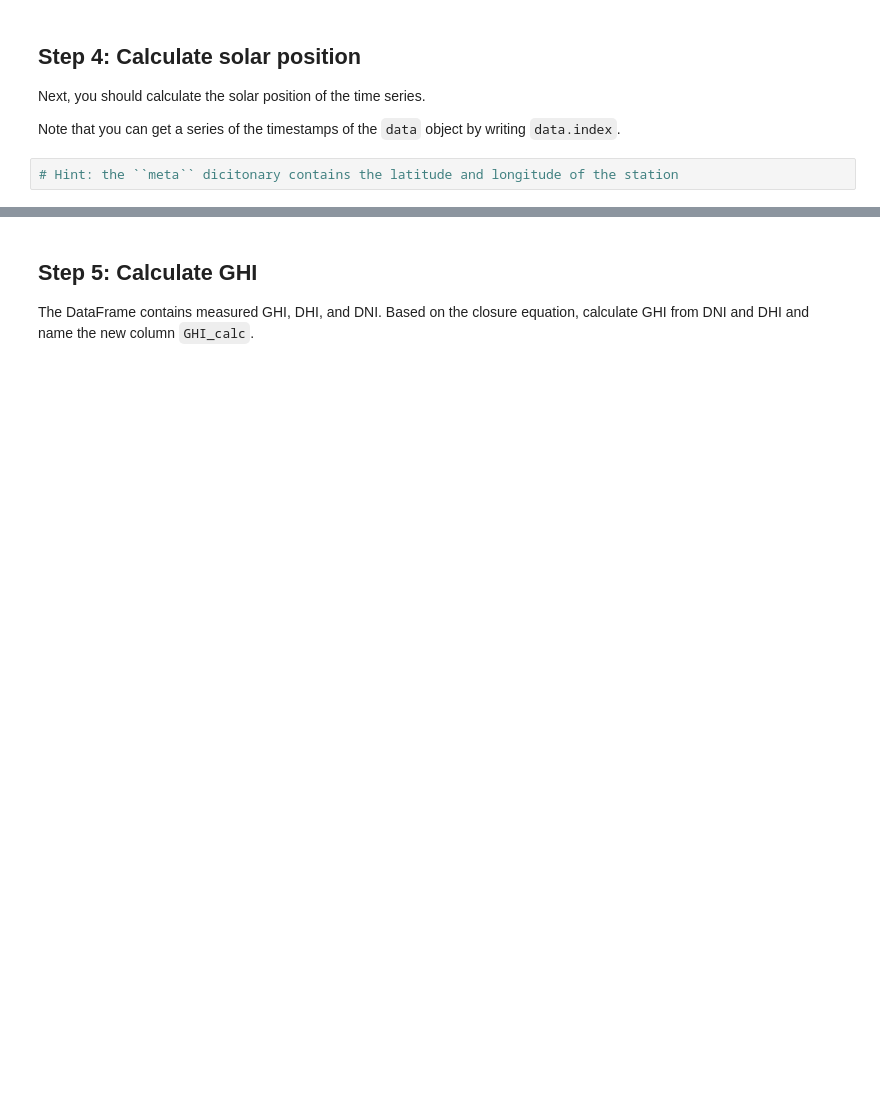
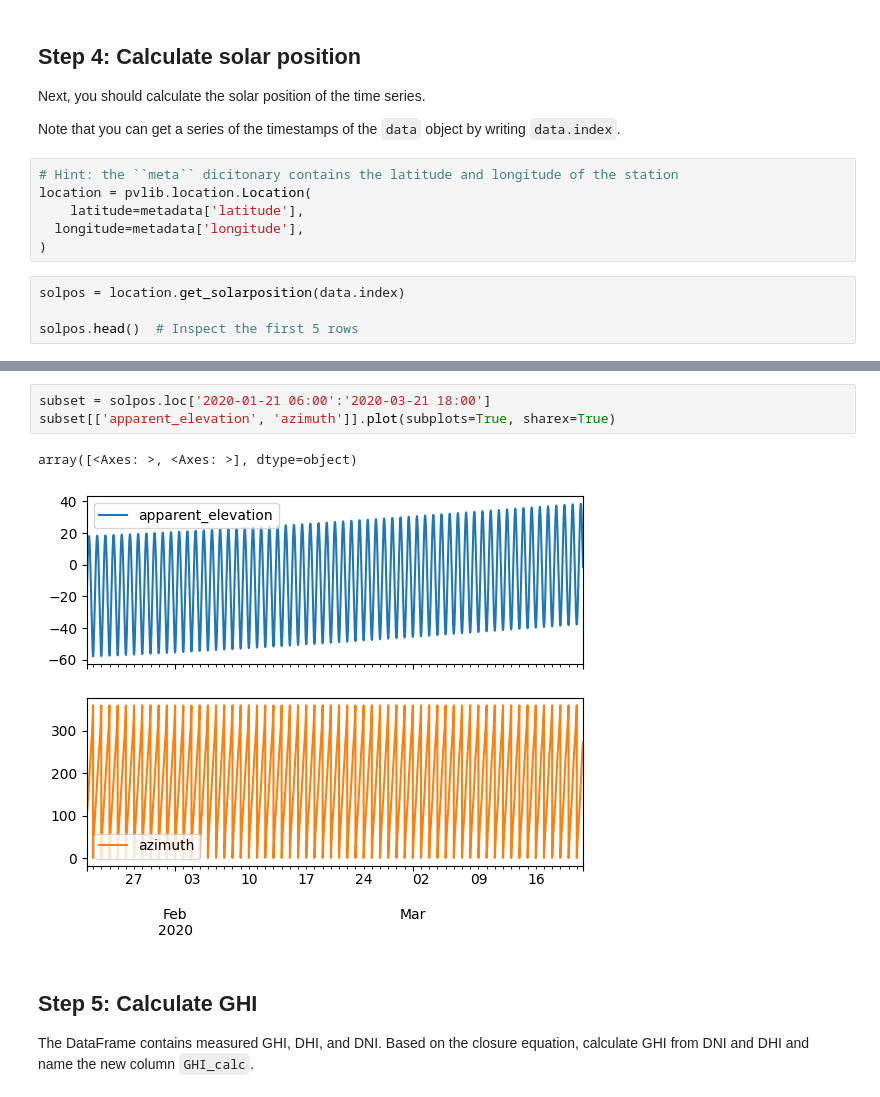
Before and after one commit to Crisfengu/46120-PiWE, a Jupyter notebook: measurement_data_bsrn.ipynb, the cells around one changed output, grey strips where cells are left out. Drawn from its saved outputs; the diff is of its cells as text; blank space fills up the shorter version.

```diff
--- a/measurement_data_bsrn.ipynb
+++ b/measurement_data_bsrn.ipynb
@@ -59,3 +103,11 @@ Next, you should calculate the solar position of the time series.
 Note that you can get a series of the timestamps of the ``data`` object by writing ``data.index``.
 # %%
 # Hint: the ``meta`` dicitonary contains the latitude and longitude of the station
+location = pvlib.location.Location(
+    latitude=metadata['latitude'],
+  longitude=metadata['longitude'],
+)
+# %%
+solpos = location.get_solarposition(data.index)
+
+solpos.head()  # Inspect the first 5 rows
@@ -62,3 +121,9 @@ Note that you can get a series of the timestamps of the ``data`` object by writi
+# %%
+subset = solpos.loc['2020-01-21 06:00':'2020-03-21 18:00']
+subset[['apparent_elevation', 'azimuth']].plot(subplots=True, sharex=True)
+# %% [output]
+array([<Axes: >, <Axes: >], dtype=object)
+[figure, added]
 # %% [markdown]
 ## Step 5: Calculate GHI
 The DataFrame contains measured GHI, DHI, and DNI. Based on the closure equation, calculate GHI from DNI and DHI and name the new column ``GHI_calc``.
```
Also changed, not shown: parts of 6 cells of this notebook.
